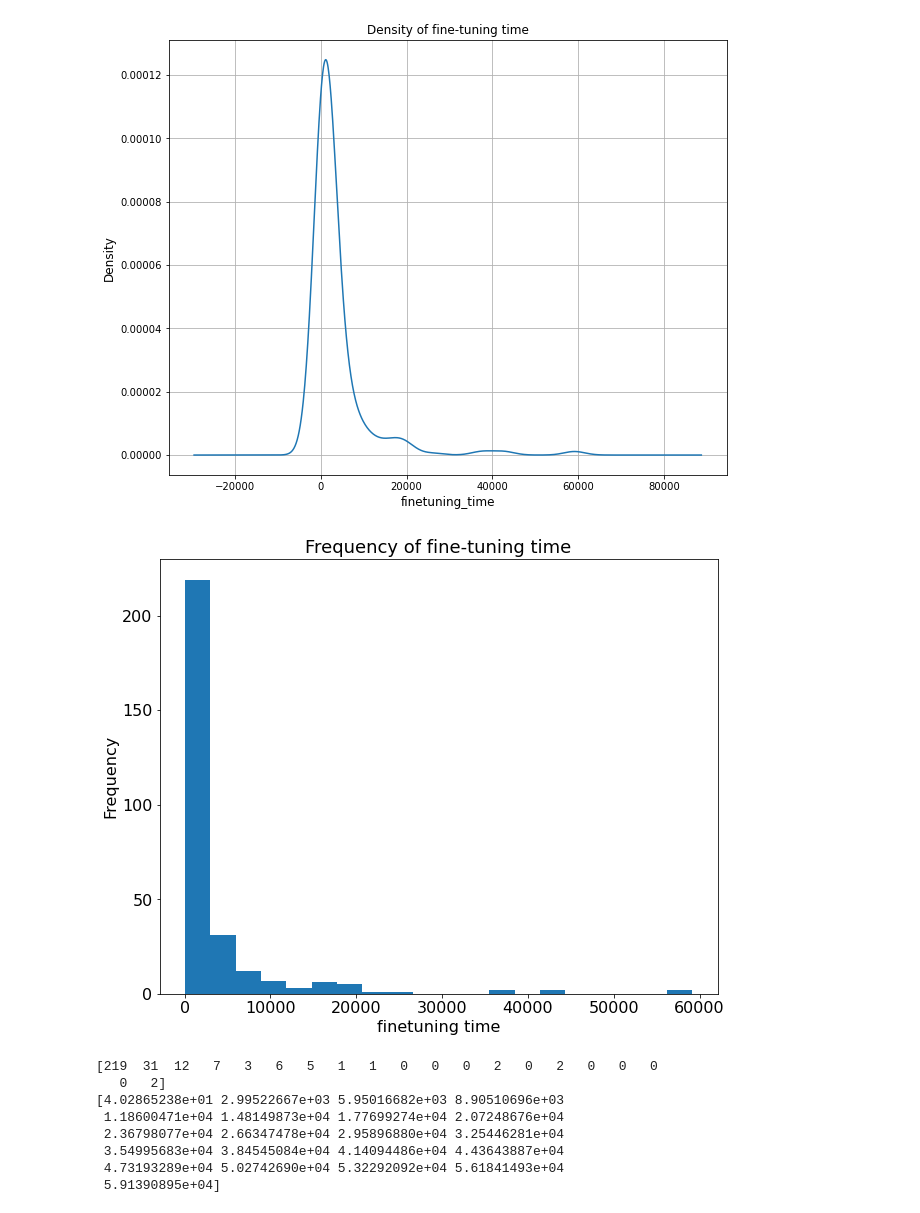
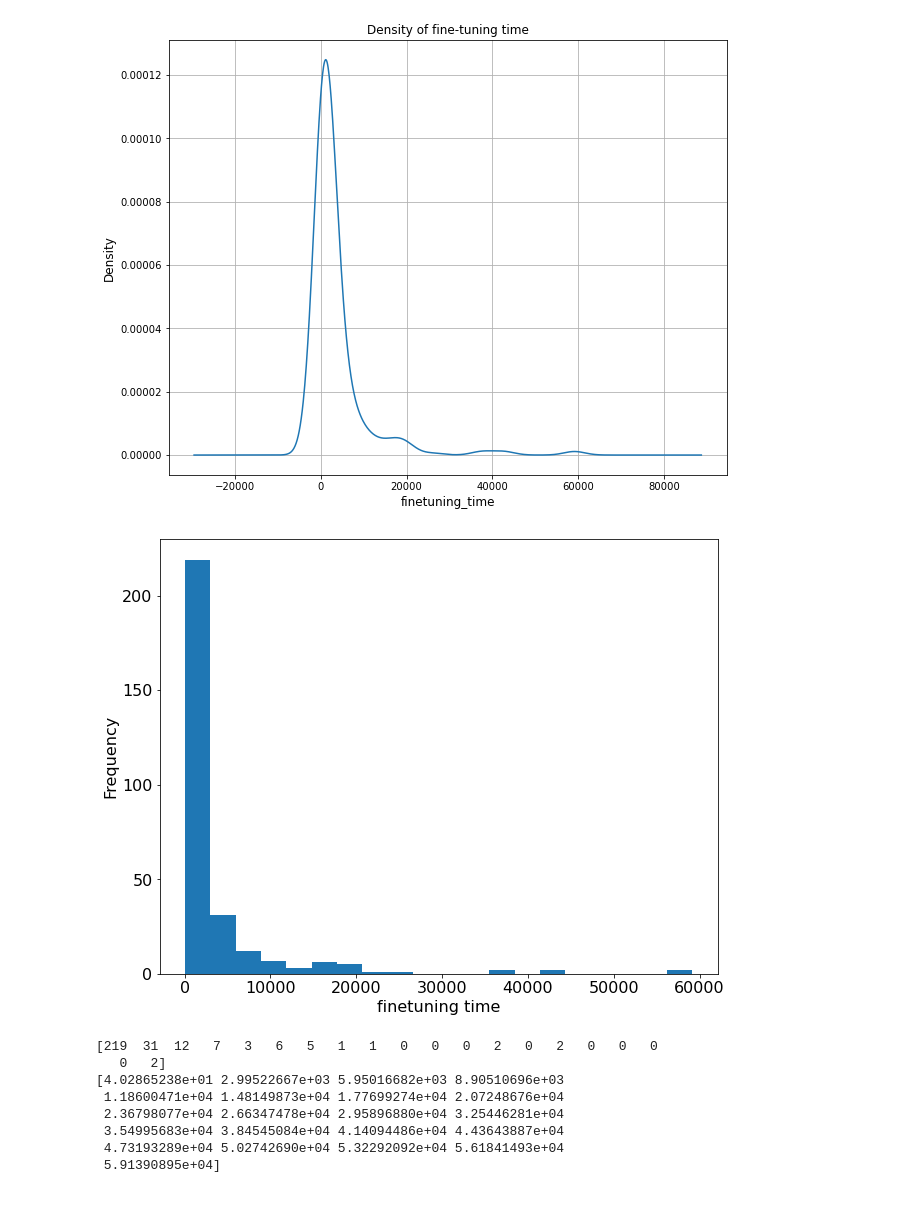
Before and after one commit to annakorotkova/Exploration-of-fine-tuning-and-inferencetime-of-large-pre-trained-languagemodels-in-NLP, a Jupyter notebook: Analysis finetuning time.ipynb, the cells around one changed output. Cells and saved outputs as stored; diff of their text form; code cells hidden in the pictures.

```diff
--- a/Analysis finetuning time.ipynb
+++ b/Analysis finetuning time.ipynb
@@ -285,18 +285,18 @@ plt.show()
 # %%
 # Histogram fine-tuning time
 
 plt.figure(figsize = (10, 8))
 ax = data3.finetuning_time.plot(kind = 'hist', bins = 20)
 ax.set_xticks([0, 10000, 20000, 30000, 40000, 50000, 60000])
 plt.xlabel('finetuning time', fontsize = 16)
 plt.ylabel('Frequency', fontsize = 16)
-plt.title('Frequency of fine-tuning time', fontsize = 18)
+#plt.title('Frequency of fine-tuning time', fontsize = 18)
 plt.setp(ax.get_xticklabels(), rotation='horizontal', fontsize=16)
 plt.setp(ax.get_yticklabels(), rotation='horizontal', fontsize=16)
 plt.show()
 ax.figure.savefig('finetuning_time_hist.png')
 # %% [output]
-[figure, old version]
+[figure, new version]
 # %%
 counts, bin_edges = np.histogram(data3.finetuning_time, bins=20)
 print(counts)
```
Also changed, not shown: parts of 10 cells of this notebook, 1 other file.
